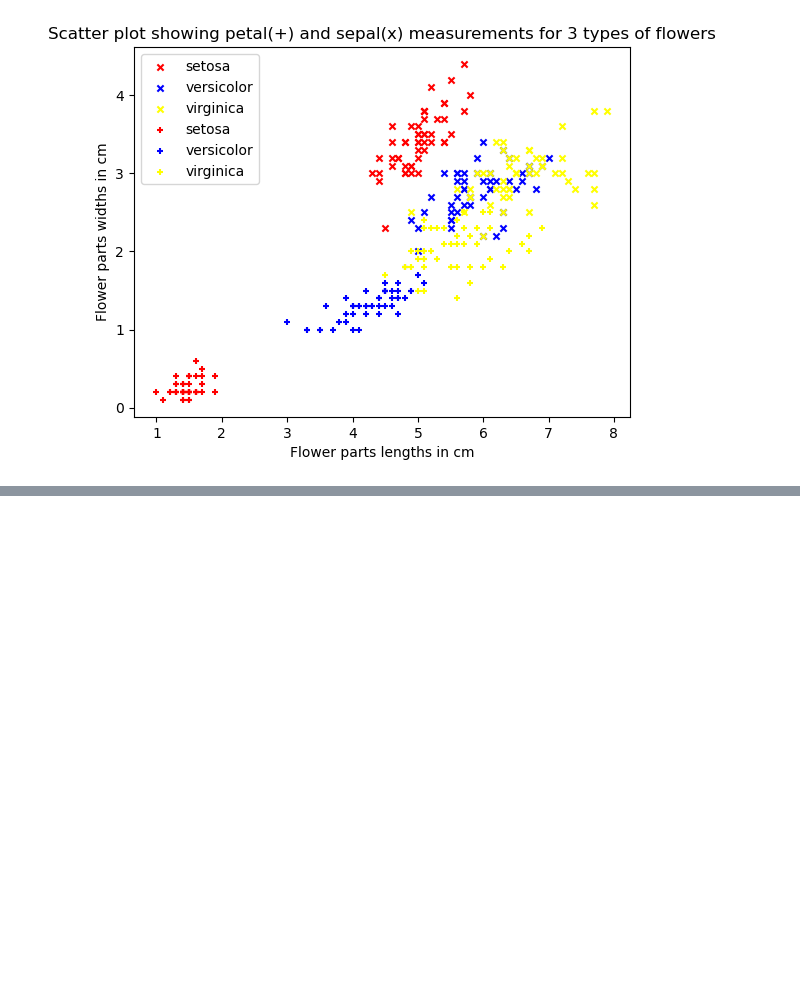
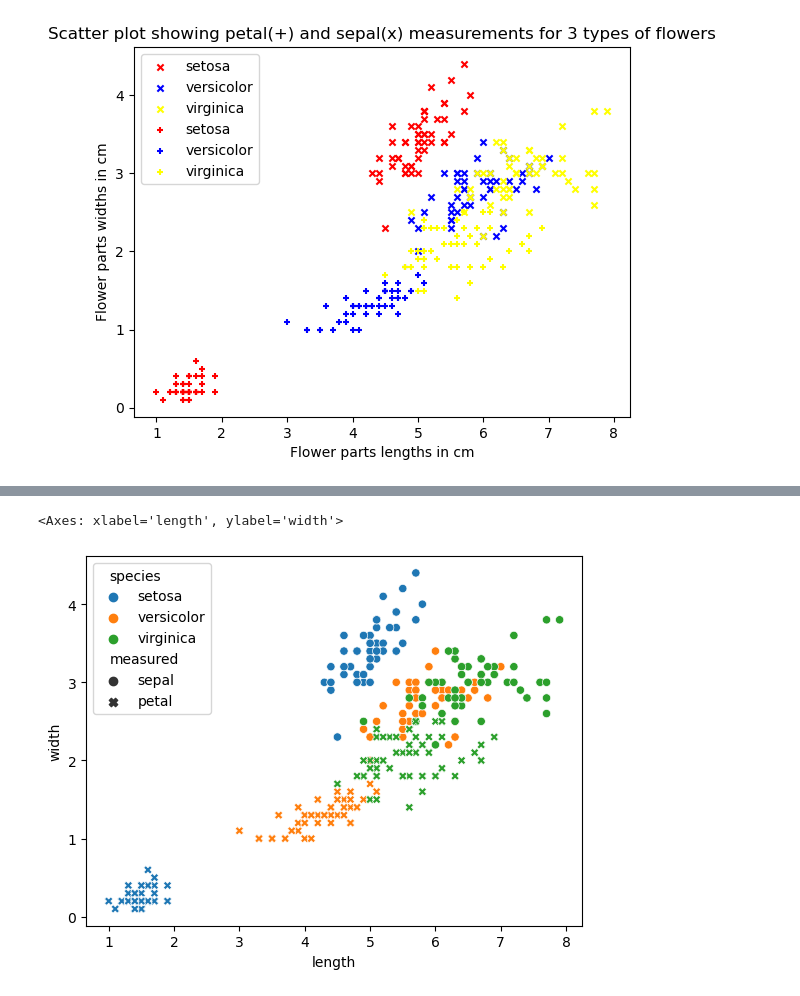
Before and after one commit to floortom/PandasDataHandling, a Jupyter notebook: DataVis_ScatterPlots.ipynb, the cells around one changed output, grey strips where cells are left out. Saved outputs shown, nothing was run; the diff lists cells and outputs as text; code cells hidden in the pictures; blank space fills up the shorter version.

```diff
--- a/DataVis_ScatterPlots.ipynb
+++ b/DataVis_ScatterPlots.ipynb
@@ -76,0 +106,9 @@ plt.show()
+# %%
+iris["sepal"] = "sepal"
+iris["petal"] = "petal"
+iris1 = pd.DataFrame(data=iris[["sepal_length", "sepal_width", "species", "sepal"]])
+iris1.columns = ["length", "width", "species", "measured"]
+iris2 = pd.DataFrame(data=iris[["petal_length", "petal_width", "species", "petal"]])
+iris2.columns = ["length", "width", "species", "measured"]
+iris3 = pd.concat([iris1, iris2])
+iris3
@@ -76,0 +129,5 @@ plt.show()
+# %%
+sns.scatterplot(data=iris3, x="length", y="width", hue="species", style="measured")
+# %% [output]
+<Axes: xlabel='length', ylabel='width'>
+[figure, added]
```
Also changed, not shown: parts of 11 cells of this notebook.
